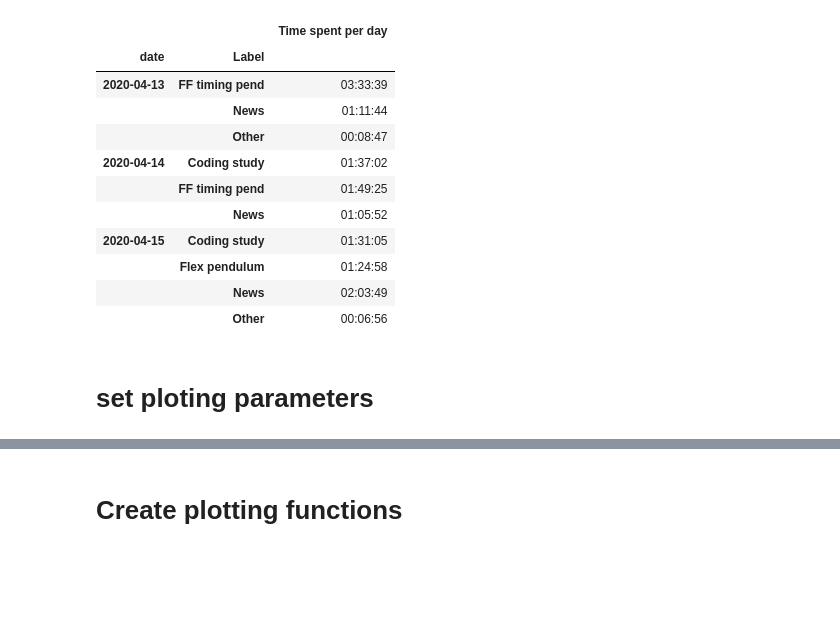
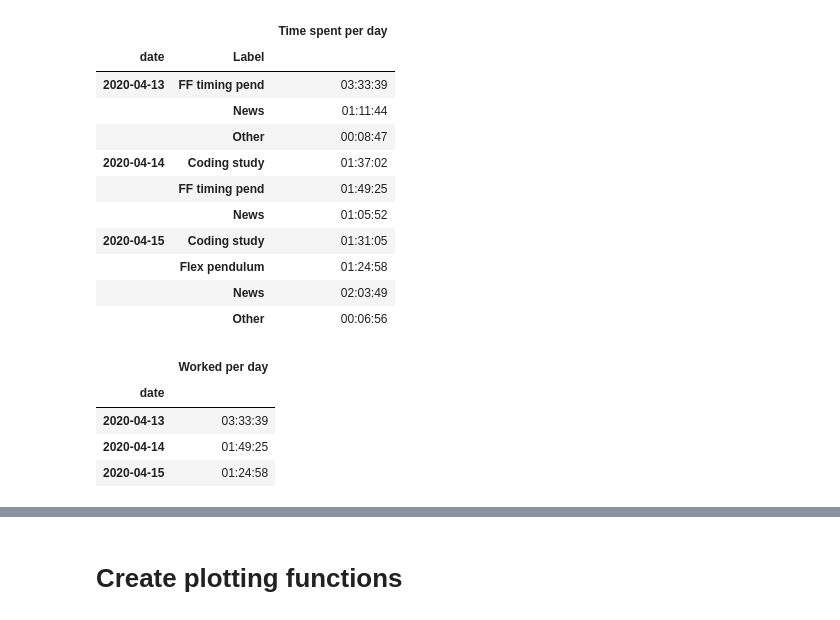
Before and after one commit to tlmohren/Task_timer, a Jupyter notebook: analyze_task_log.ipynb, the cells around one changed output, grey strips where cells are left out. Cells and saved outputs as stored; diff of their text form; code cells hidden in the pictures; blank space fills up the shorter version.

```diff
--- a/analyze_task_log.ipynb
+++ b/analyze_task_log.ipynb
@@ -106,2 +91,13 @@ df_day.tail(10)
-# %% [markdown]
- # set ploting parameters
+# %%
+bool_work = df['Label'].isin(['FF timing pend','Flex pendulum','FEA wing','Lab business'])
+
+df_temp = df[bool_work].groupby('date').sum()
+df_temp['Worked per day'] = pd.to_timedelta( df_temp['Duration (s)'] ,'s')
+df_temp = df_temp.drop( ['Duration (s)'],axis=1)
+df_temp.tail()
+# %% [output]
+|  | Worked per day |
+| date |  |
+| 2020-04-13 | 03:33:39 |
+| 2020-04-14 | 01:49:25 |
+| 2020-04-15 | 01:24:58 |
```
Also changed, not shown: parts of 10 cells of this notebook, 1 other file.
